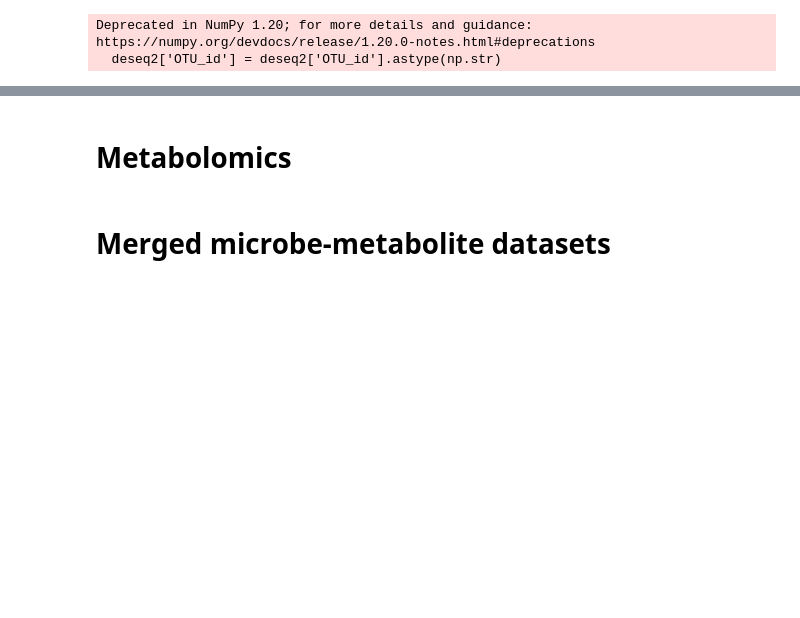
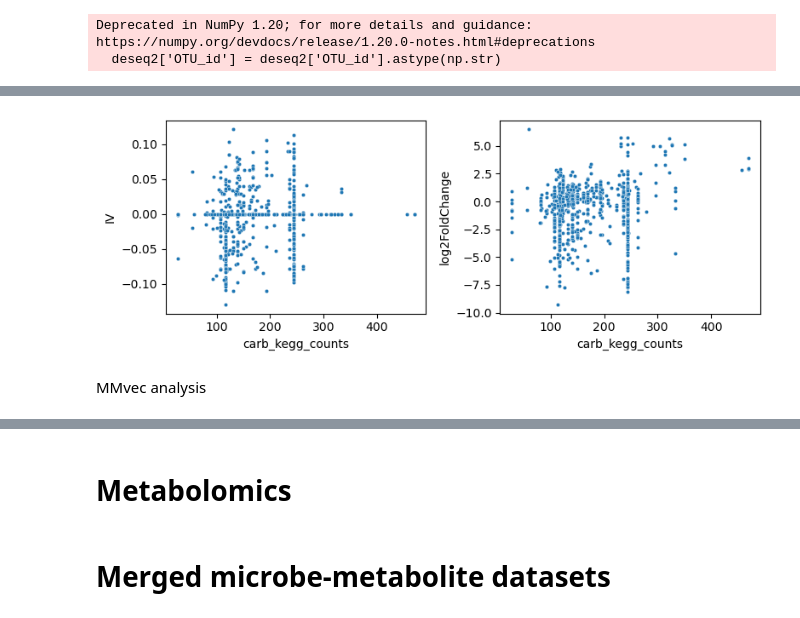
Before and after one commit to mortonjt/iv-analysis, a Jupyter notebook: ipynb/Figure3.ipynb, the cells around one changed output, grey strips where cells are left out. Saved outputs shown, nothing was run; the diff lists cells and outputs as text; code cells hidden in the pictures; blank space fills up the shorter version.

```diff
--- a/ipynb/Figure3.ipynb
+++ b/ipynb/Figure3.ipynb
@@ -196,0 +185,22 @@ deseq2_HCC.loc[(microbe_ranks.loc[idx] == 0).index].query('padj < 0.01').head(50
+# %%
+t = biom.load_table('../data/picrust/ko_13_5_precalculated.biom')
+kegg_cats = pd.read_table('../data/picrust/kegg_cats.tab', index_col=0).T.reset_index()
+kegg_cats.index = t.ids()
+
+# focus on relevant OTUs in KEGG
+t2 = t.filter(lambda v, i, m: i in set(deseq2_HCC.index), axis='observation', inplace=False)
+# pull out carbohydrate pathways
+carb_keggs = kegg_cats.loc[kegg_cats['metadata_KEGG_Pathways'].apply(lambda x: 'Carbohydrate' in x)]
+t3 = t2.filter(lambda v, i, m: i in set(carb_keggs.index), axis='sample', inplace=False)
+
+carb_kegg_counts = t3.to_dataframe().sum(axis=1)
+deseq2_HCC['carb_kegg_counts'] = carb_kegg_counts
+# %%
+fig, ax = plt.subplots(1, 2, figsize=(8, 3))
+sns.scatterplot(data=deseq2_HCC, x='carb_kegg_counts', y='IV', ax=ax[0], s=10)
+sns.scatterplot(data=deseq2_HCC, x='carb_kegg_counts', y='log2FoldChange', ax=ax[1], s=10)
+plt.tight_layout()
+# %% [output]
+[figure, added]
+# %% [markdown]
+MMvec analysis
```
Also changed, not shown: parts of 30 cells of this notebook, 3 other files.
